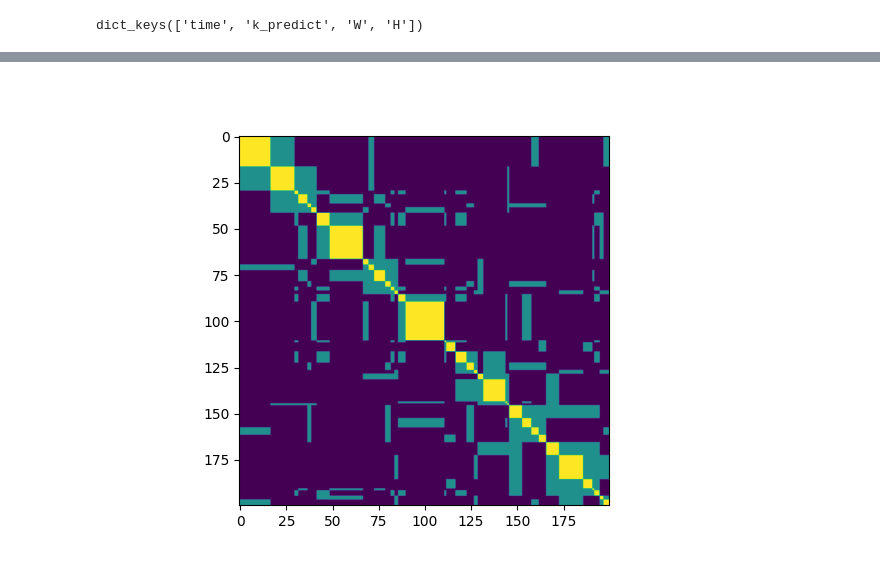
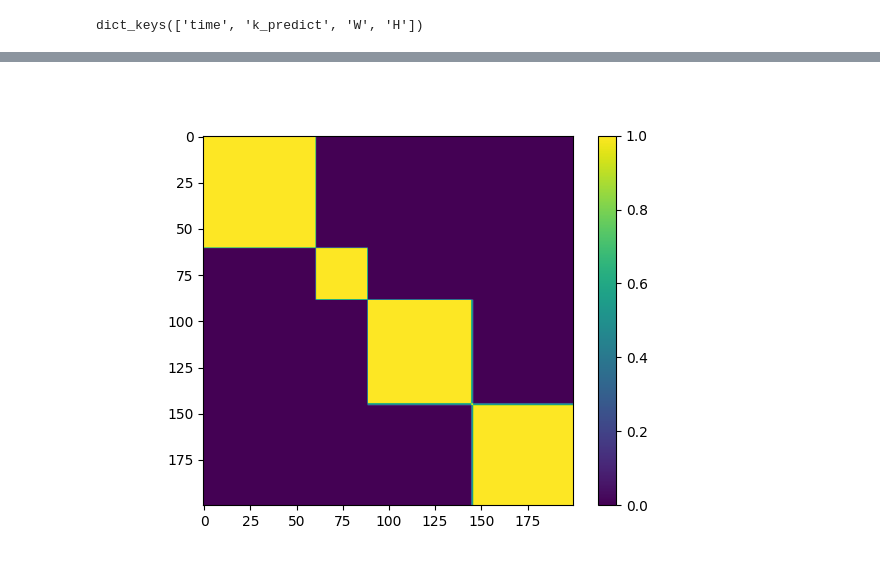
Before and after one commit to lanl/T-ELF, a Jupyter notebook: examples/NMFk/NMFk.ipynb, the cells around one changed output, grey strips where cells are left out. Drawn from its saved outputs; the diff is of its cells as text; code cells hidden in the pictures.

```diff
--- a/examples/NMFk/NMFk.ipynb
+++ b/examples/NMFk/NMFk.ipynb
@@ -87,5 +87,5 @@ Image(filename=f'{model.save_path_full}/FINAL_k=1-16.png')
 # %%
 from IPython.display import Image
-Image(filename=f'{model.save_path_full}/k_5_con_mat.png')
+Image(filename=f'{model.save_path_full}/k_4_con_mat.png')
 # %% [output]
-[figure, old version]
+[figure, new version]
```
Also changed, not shown: parts of 4 cells of this notebook.
